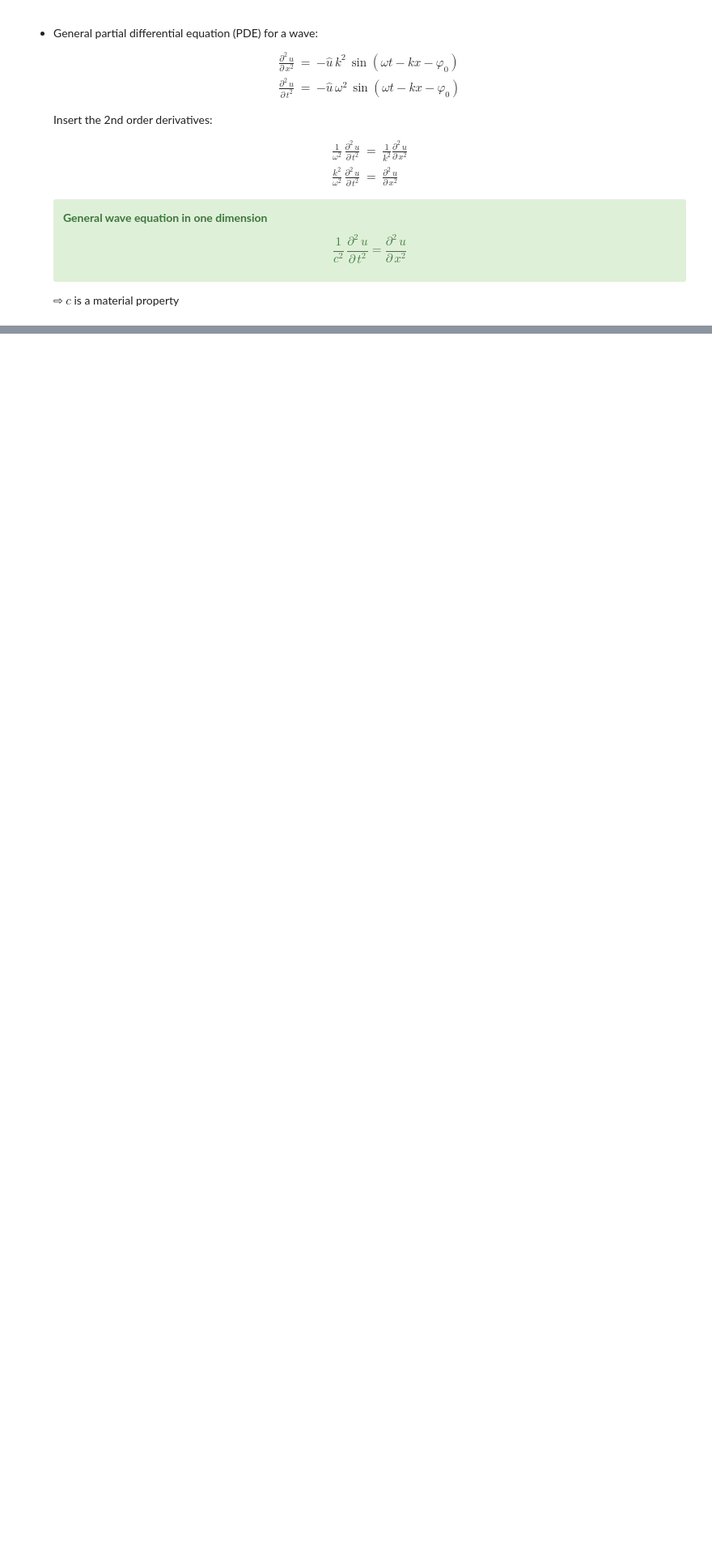
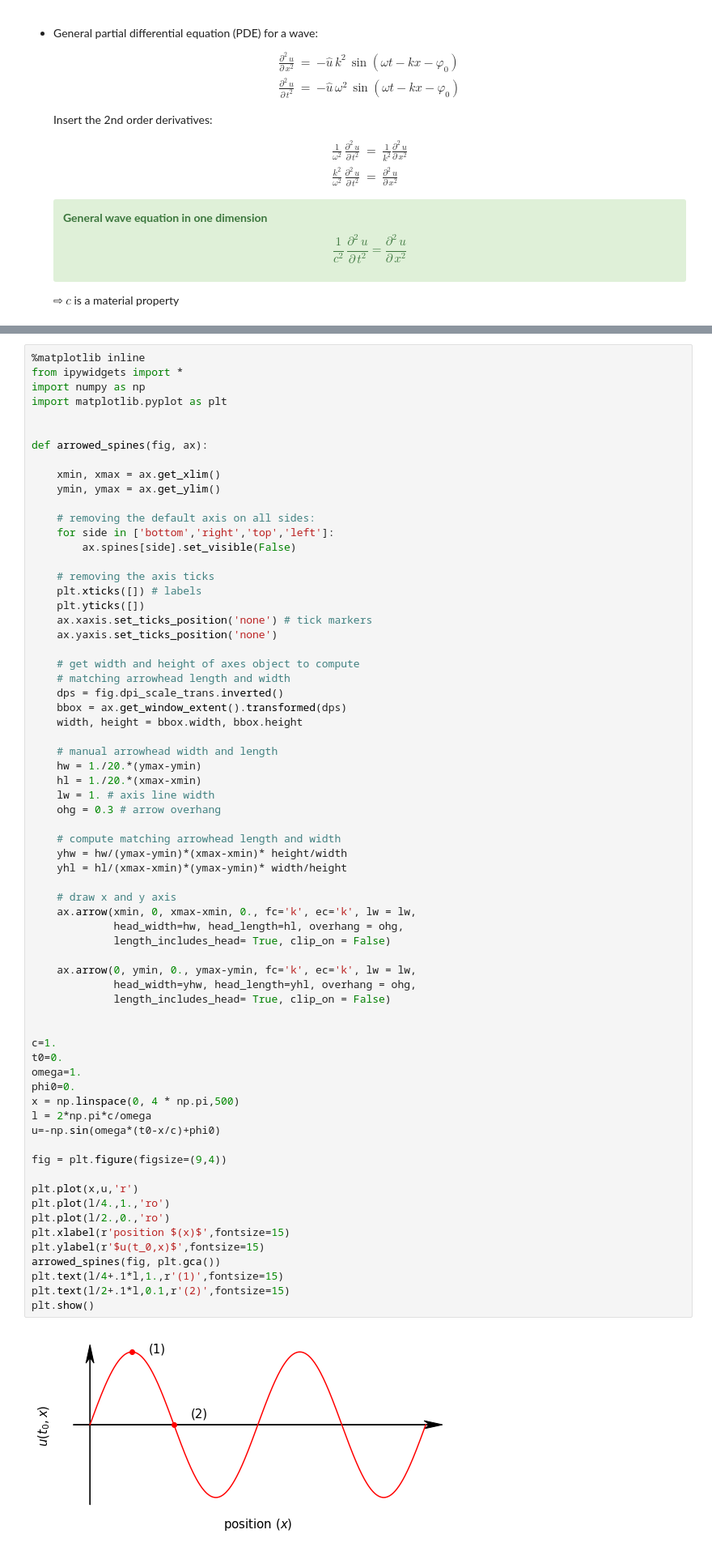
Before and after one commit to cdohl/Physics1, a Jupyter notebook: 12.1.ipynb, the cells around one changed output, grey strips where cells are left out. Shown at 81% size. Cells and saved outputs as stored; diff of their text form; blank space fills up the shorter version.

```diff
--- a/12.1.ipynb
+++ b/12.1.ipynb
@@ -203,0 +213,69 @@ interactive(children=(FloatSlider(value=0.0, description='t0', max=3.0, min=-1.0
+# %%
+%matplotlib inline
+from ipywidgets import *
+import numpy as np
+import matplotlib.pyplot as plt
+
+
+def arrowed_spines(fig, ax):
+
+    xmin, xmax = ax.get_xlim()
+    ymin, ymax = ax.get_ylim()
+
+    # removing the default axis on all sides:
+    for side in ['bottom','right','top','left']:
+        ax.spines[side].set_visible(False)
+
+    # removing the axis ticks
+    plt.xticks([]) # labels
+    plt.yticks([])
+    ax.xaxis.set_ticks_position('none') # tick markers
+    ax.yaxis.set_ticks_position('none')
+
+    # get width and height of axes object to compute
+    # matching arrowhead length and width
+    dps = fig.dpi_scale_trans.inverted()
+    bbox = ax.get_window_extent().transformed(dps)
+    width, height = bbox.width, bbox.height
+
+    # manual arrowhead width and length
+    hw = 1./20.*(ymax-ymin)
+    hl = 1./20.*(xmax-xmin)
+    lw = 1. # axis line width
+    ohg = 0.3 # arrow overhang
+
+    # compute matching arrowhead length and width
+    yhw = hw/(ymax-ymin)*(xmax-xmin)* height/width
+    yhl = hl/(xmax-xmin)*(ymax-ymin)* width/height
+
+    # draw x and y axis
+    ax.arrow(xmin, 0, xmax-xmin, 0., fc='k', ec='k', lw = lw,
+             head_width=hw, head_length=hl, overhang = ohg,
+             length_includes_head= True, clip_on = False)
+
+    ax.arrow(0, ymin, 0., ymax-ymin, fc='k', ec='k', lw = lw,
+             head_width=yhw, head_length=yhl, overhang = ohg,
+             length_includes_head= True, clip_on = False)
+
+
+c=1.
+t0=0.
+omega=1.
+phi0=0.
+x = np.linspace(0, 4 * np.pi,500)
+l = 2*np.pi*c/omega
+u=-np.sin(omega*(t0-x/c)+phi0)
+
+fig = plt.figure(figsize=(9,4))
+
+plt.plot(x,u,'r')
+plt.plot(l/4.,1.,'ro')
+plt.plot(l/2.,0.,'ro')
+plt.xlabel(r'position $(x)$',fontsize=15)
+plt.ylabel(r'$u(t_0,x)$',fontsize=15)
+arrowed_spines(fig, plt.gca())
+plt.text(l/4+.1*l,1.,r'(1)',fontsize=15)
+plt.text(l/2+.1*l,0.1,r'(2)',fontsize=15)
+plt.show()
+# %% [output]
+[figure, added]
```
Also changed, not shown: parts of 5 cells of this notebook, 10 other files.
